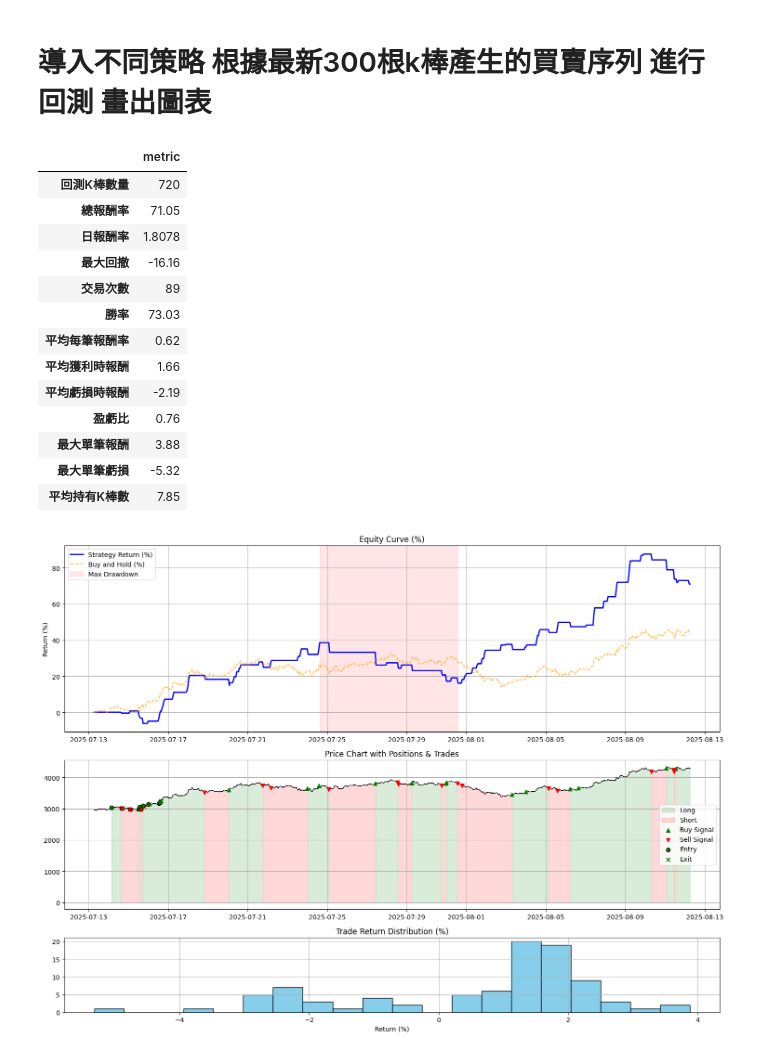
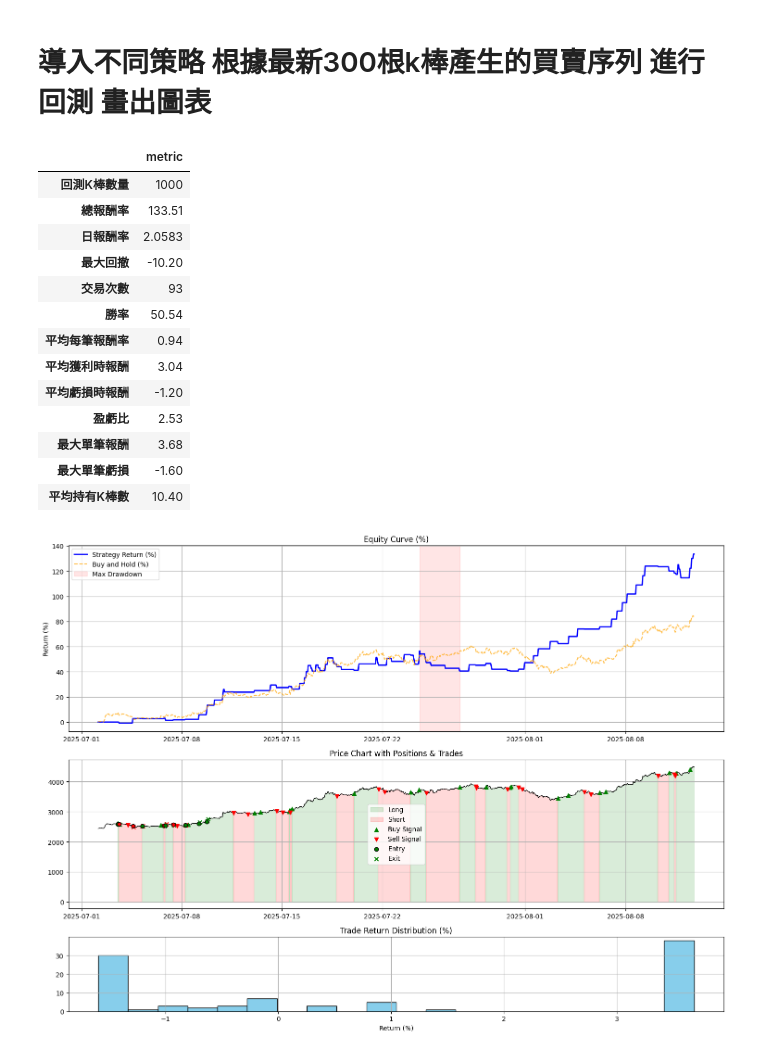
Before and after one commit to skywalker0803r/Vedanta, a Jupyter notebook: backtest_usage.ipynb, the cells around one changed output. Saved outputs shown, nothing was run; the diff lists cells and outputs as text; code cells hidden in the pictures.

```diff
--- a/backtest_usage.ipynb
+++ b/backtest_usage.ipynb
@@ -1,50 +1,50 @@
 # %% [markdown]
 # 導入不同策略 根據最新300根k棒產生的買賣序列 進行回測 畫出圖表
 # %%
-from Technicalindicatorstrategy import turtle_strategy,vegas
+from Technicalindicatorstrategy import vegas,turtle_strategy
 from Backtest.backtest import backtest_signals
 from Plot.plot import plot_backtest_result
 import pandas as pd
 from datetime import datetime,timedelta
 import warnings
 warnings.filterwarnings('ignore')
 import numpy as np
 np.random.seed(42)  # ✅ 固定隨機性（可重現性）
 import random
 random.seed(42)
 
-df_signals = turtle_strategy.get_signals('ETHUSDT','1h',datetime.now(),24*30)
+df_signals = turtle_strategy.get_signals('ETHUSDT','1h',datetime.now(),1000)
 
 result = backtest_signals(
     df_signals.copy(),
     initial_capital = 33, # 1000台幣
     fee_rate = 0.0005, # 合約手續費
     leverage = 1, # 槓桿
     allow_short = True, # 是否做空
-    stop_loss = None,       # 停損閾值，例如0.05代表5%
-    take_profit = 0.017,     # 停利閾值
+    stop_loss = 0.0150,       # 停損閾值，例如0.05代表5%
+    take_profit = 0.0361,     # 停利閾值
     capital_ratio = 1, # 每次使用的資金佔比
     max_hold_bars = 100000,# 最大持有K棒數
-    delay_entry=True
+    delay_entry=False
     )
 display(pd.DataFrame(result['metric'],index=['metric']).T)
 plot_backtest_result(result)
 # %% [output]
 |  | metric |
-| 回測K棒數量 | 720 |
-| 總報酬率 | 71.05 |
-| 日報酬率 | 1.8078 |
-| 最大回撤 | -16.16 |
-| 交易次數 | 89 |
-| 勝率 | 73.03 |
-| 平均每筆報酬率 | 0.62 |
-| 平均獲利時報酬 | 1.66 |
-| 平均虧損時報酬 | -2.19 |
-| 盈虧比 | 0.76 |
-| 最大單筆報酬 | 3.88 |
-| 最大單筆虧損 | -5.32 |
-| 平均持有K棒數 | 7.85 |
+| 回測K棒數量 | 1000 |
+| 總報酬率 | 133.51 |
+| 日報酬率 | 2.0583 |
+| 最大回撤 | -10.20 |
+| 交易次數 | 93 |
+| 勝率 | 50.54 |
+| 平均每筆報酬率 | 0.94 |
+| 平均獲利時報酬 | 3.04 |
+| 平均虧損時報酬 | -1.20 |
+| 盈虧比 | 2.53 |
+| 最大單筆報酬 | 3.68 |
+| 最大單筆虧損 | -1.60 |
+| 平均持有K棒數 | 10.40 |
-[figure, old version]
+[figure, new version]
 # %%
 import seaborn as sns
 import matplotlib.pyplot as plt
```
Also changed, not shown: parts of 2 cells of this notebook, 6 other files.
